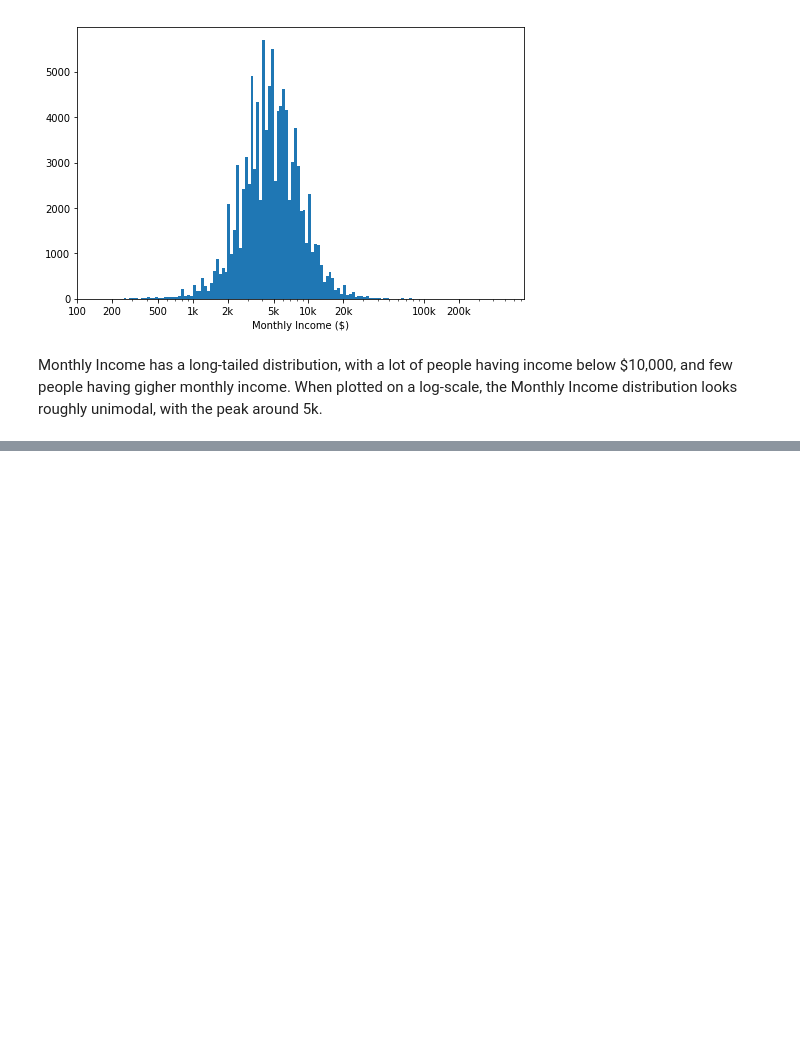
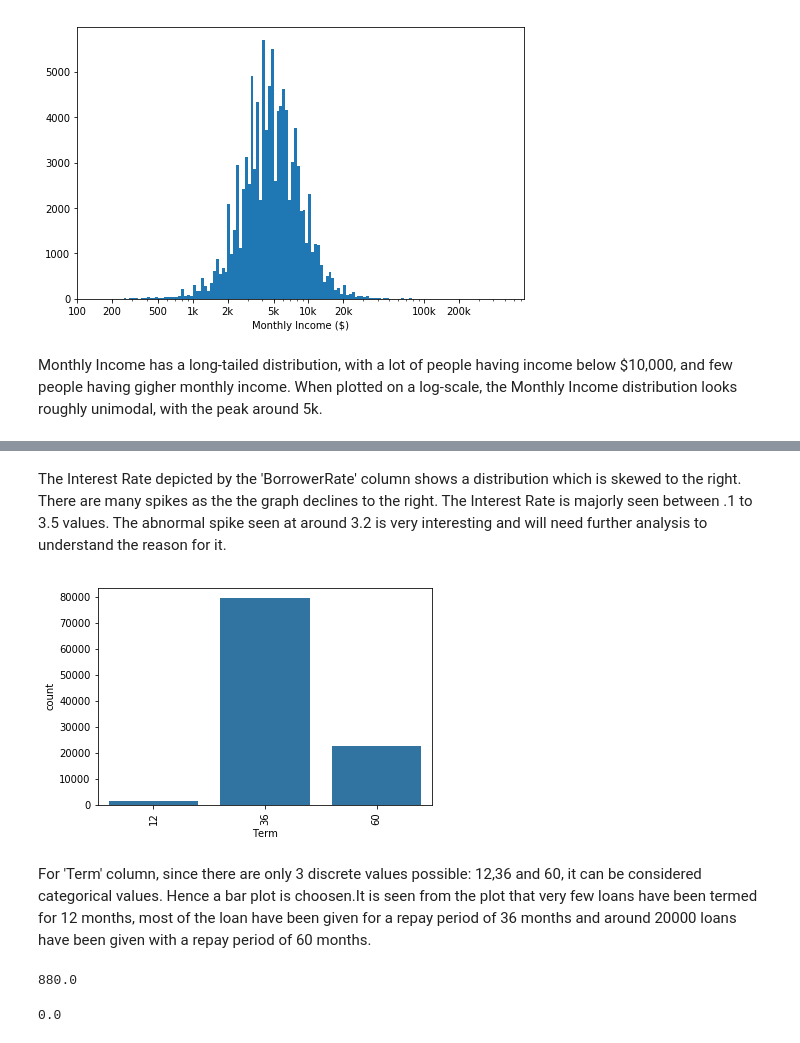
Before and after one commit to Kirthi-Raman/LoanDatasetAnalysis, a Jupyter notebook: exploration_template.ipynb, the cells around one changed output, grey strips where cells are left out. Drawn from its saved outputs; the diff is of its cells as text; code cells hidden in the pictures; blank space fills up the shorter version.

```diff
--- a/exploration_template.ipynb
+++ b/exploration_template.ipynb
@@ -386,0 +429,18 @@ Monthly Income has a long-tailed distribution, with a lot of people having incom
+# %% [markdown]
+The Interest Rate depicted by the 'BorrowerRate' column shows a distribution which is skewed to the right. There are many spikes as the the graph declines to the right. The Interest Rate is majorly seen between .1 to 3.5 values. The abnormal spike seen at around 3.2 is very interesting and will need further analysis to understand the reason for it.
+# %%
+# Distribution plot of 'Term'
+sb.countplot(data = loandf, x = 'Term', color = base_color)
+plt.xticks(rotation = 90);
+# %% [output]
+[figure, added]
+# %% [markdown]
+For 'Term' column, since there are only 3 discrete values possible: 12,36 and 60, it can be considered categorical values. Hence a bar plot is choosen.It is seen from the plot that very few loans have been termed for 12 months, most of the loan have been given for a repay period of 36 months and around 20000 loans have been given with a repay period of 60 months.
+# %%
+loandf['CreditScoreRangeLower'].max()
+# %% [output]
+880.0
+# %%
+loandf['CreditScoreRangeLower'].min()
+# %% [output]
+0.0
```
Also changed, not shown: parts of 13 cells of this notebook.
